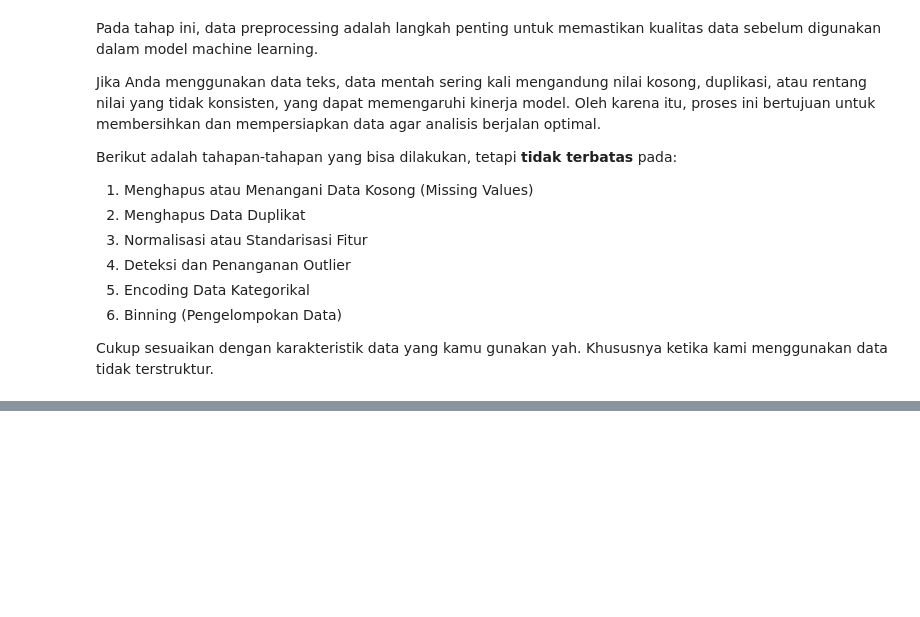
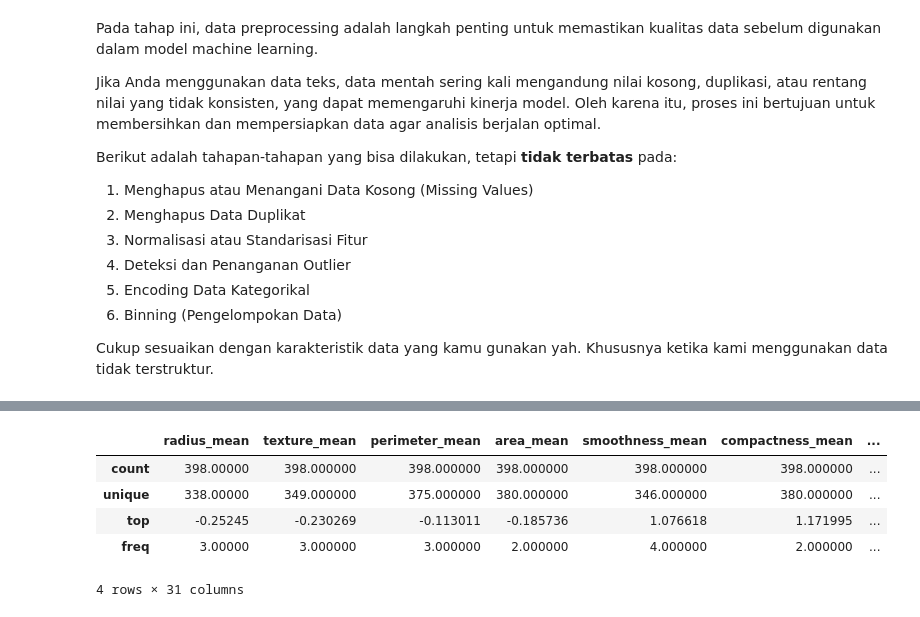
Before and after one commit to FrederickGodiva/Eksperimen_SML_Frederick-Godiva, a Jupyter notebook: preprocessing/Eksperimen_FrederickGodiva.ipynb, the cells around one changed output, grey strips where cells are left out. Drawn from its saved outputs; the diff is of its cells as text; code cells hidden in the pictures; blank space fills up the shorter version.

```diff
--- a/preprocessing/Eksperimen_FrederickGodiva.ipynb
+++ b/preprocessing/Eksperimen_FrederickGodiva.ipynb
@@ -167,0 +213,9 @@ df[features].describe()
+# %%
+preprocess_data.describe()
+# %% [output]
+|  | radius_mean | texture_mean | perimeter_mean | area_mean | smoothness_mean | compactness_mean | ... |
+| count | 398.00000 | 398.000000 | 398.000000 | 398.000000 | 398.000000 | 398.000000 | ... |
+| unique | 338.00000 | 349.000000 | 375.000000 | 380.000000 | 346.000000 | 380.000000 | ... |
+| top | -0.25245 | -0.230269 | -0.113011 | -0.185736 | 1.076618 | 1.171995 | ... |
+| freq | 3.00000 | 3.000000 | 3.000000 | 2.000000 | 4.000000 | 2.000000 | ... |
+4 rows × 31 columns
```
Also changed, not shown: parts of 15 cells of this notebook, 1 other file.
